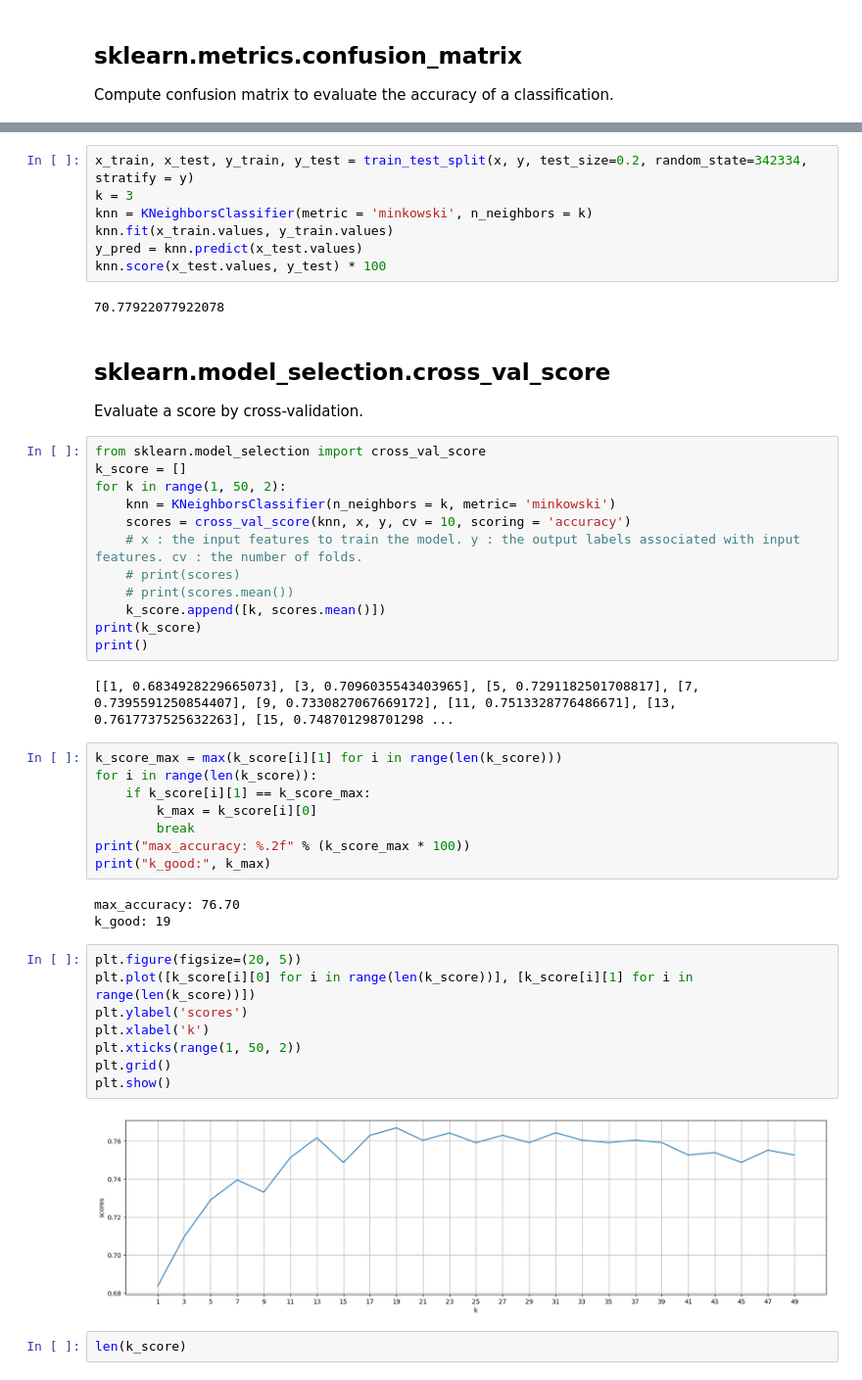
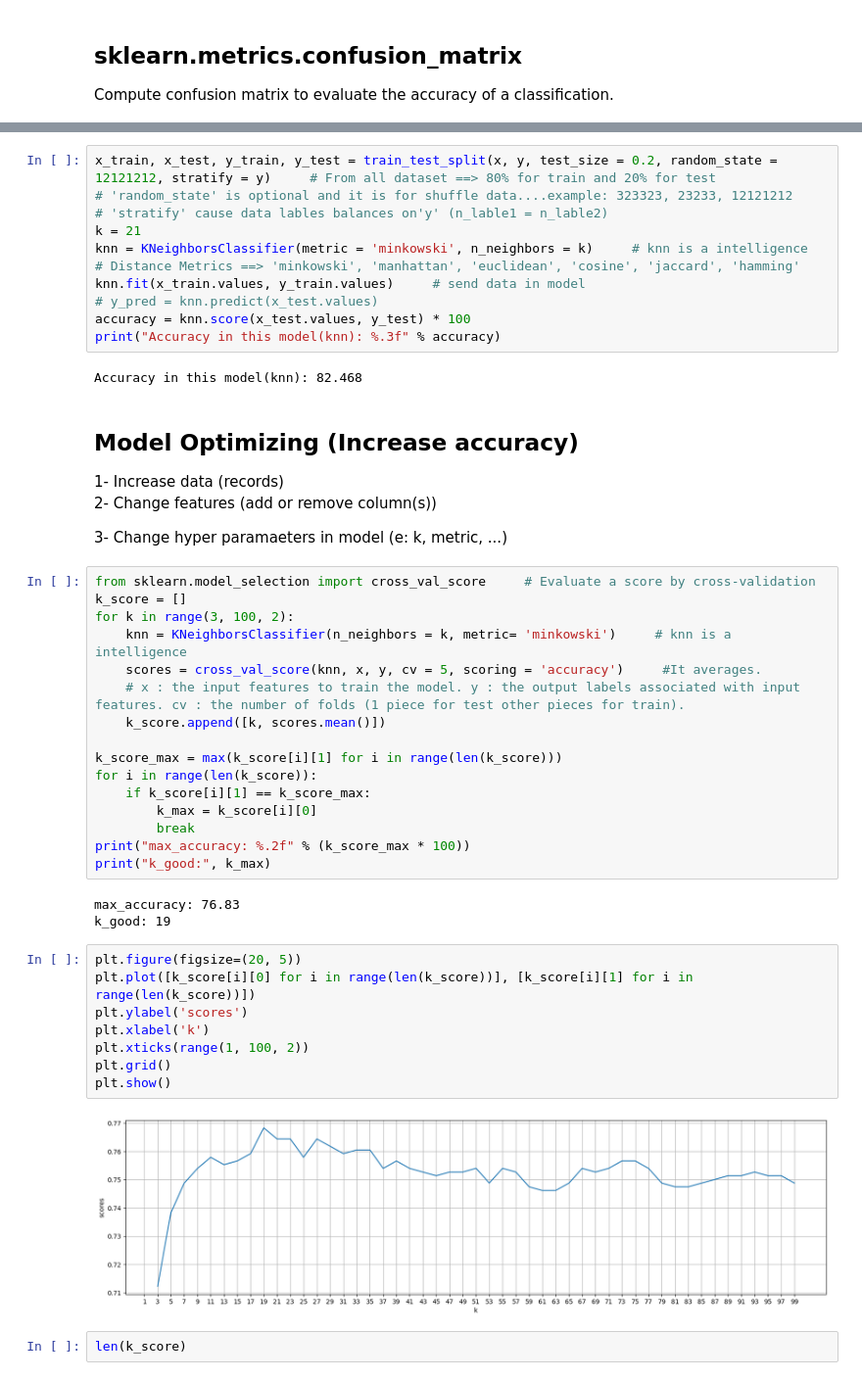
Before and after one commit to mlhdeep-ai/DataScience_RP, a Jupyter notebook: DS_04_MachineLearning-KNN.ipynb, the cells around one changed output, grey strips where cells are left out. Shown at 98% size. Drawn from its saved outputs; the diff is of its cells as text.

```diff
--- a/DS_04_MachineLearning-KNN.ipynb
+++ b/DS_04_MachineLearning-KNN.ipynb
@@ -93,50 +103,52 @@ from sklearn.metrics import classification_report, confusion_matrix
 # %%
-x_train, x_test, y_train, y_test = train_test_split(x, y, test_size=0.2, random_state=342334, stratify = y)
-k = 3
-knn = KNeighborsClassifier(metric = 'minkowski', n_neighbors = k)
-knn.fit(x_train.values, y_train.values)
-y_pred = knn.predict(x_test.values)
-knn.score(x_test.values, y_test) * 100
+x_train, x_test, y_train, y_test = train_test_split(x, y, test_size = 0.2, random_state = 12121212, stratify = y)     # From all dataset ==> 80% for train and 20% for test
+# 'random_state' is optional and it is for shuffle data....example: 323323, 23233, 12121212
+# 'stratify' cause data lables balances on'y' (n_lable1 = n_lable2)
+k = 21
+knn = KNeighborsClassifier(metric = 'minkowski', n_neighbors = k)     # knn is a intelligence
+# Distance Metrics ==> 'minkowski', 'manhattan', 'euclidean', 'cosine', 'jaccard', 'hamming'
+knn.fit(x_train.values, y_train.values)     # send data in model
+# y_pred = knn.predict(x_test.values)
+accuracy = knn.score(x_test.values, y_test) * 100
+print("Accuracy in this model(knn): %.3f" % accuracy)
 # %% [output]
-70.77922077922078
+Accuracy in this model(knn): 82.468
-# %% [markdown]
-<h2>sklearn.model_selection.cross_val_score</h2>
-<h7>Evaluate a score by cross-validation.</h7>
+# %% [markdown]
+<h2>Model Optimizing (Increase accuracy)</h2>
+<h7>1- Increase data (records)</h7>
+
+<h7>2- Change features (add or remove column(s))</h7>
+
+<h7>3- Change hyper paramaeters in model (e: k, metric, ...)</h7>
 # %%
-from sklearn.model_selection import cross_val_score
+from sklearn.model_selection import cross_val_score     # Evaluate a score by cross-validation
 k_score = []
-for k in range(1, 50, 2):
-    knn = KNeighborsClassifier(n_neighbors = k, metric= 'minkowski')
-    scores = cross_val_score(knn, x, y, cv = 10, scoring = 'accuracy')
-    # x : the input features to train the model. y : the output labels associated with input features. cv : the number of folds.
-    # print(scores)
-    # print(scores.mean())
+for k in range(3, 100, 2):
+    knn = KNeighborsClassifier(n_neighbors = k, metric= 'minkowski')     # knn is a intelligence
+    scores = cross_val_score(knn, x, y, cv = 5, scoring = 'accuracy')     #It averages.
+    # x : the input features to train the model. y : the output labels associated with input features. cv : the number of folds (1 piece for test other pieces for train).
     k_score.append([k, scores.mean()])
-print(k_score)
-print()
+
+k_score_max = max(k_score[i][1] for i in range(len(k_score)))
+for i in range(len(k_score)):
+    if k_score[i][1] == k_score_max:
+        k_max = k_score[i][0]
+        break
+print("max_accuracy: %.2f" % (k_score_max * 100))
+print("k_good:", k_max)
 # %% [output]
-[[1, 0.6834928229665073], [3, 0.7096035543403965], [5, 0.7291182501708817], [7, 0.7395591250854407], [9, 0.7330827067669172], [11, 0.7513328776486671], [13, 0.7617737525632263], [15, 0.748701298701298 ...
+max_accuracy: 76.83
+k_good: 19
-# %%
-k_score_max = max(k_score[i][1] for i in range(len(k_score)))
-for i in range(len(k_score)):
-    if k_score[i][1] == k_score_max:
-        k_max = k_score[i][0]
-        break
-print("max_accuracy: %.2f" % (k_score_max * 100))
-print("k_good:", k_max)
-# %% [output]
-max_accuracy: 76.70
-k_good: 19
 # %%
 plt.figure(figsize=(20, 5))
 plt.plot([k_score[i][0] for i in range(len(k_score))], [k_score[i][1] for i in range(len(k_score))])
 plt.ylabel('scores')
 plt.xlabel('k')
-plt.xticks(range(1, 50, 2))
+plt.xticks(range(1, 100, 2))
 plt.grid()
 plt.show()
 # %% [output]
-[figure, old version]
+[figure, new version]
 # %%
 len(k_score)
 # %% [output]
```
Also changed, not shown: parts of 17 cells of this notebook, 1 other file.
